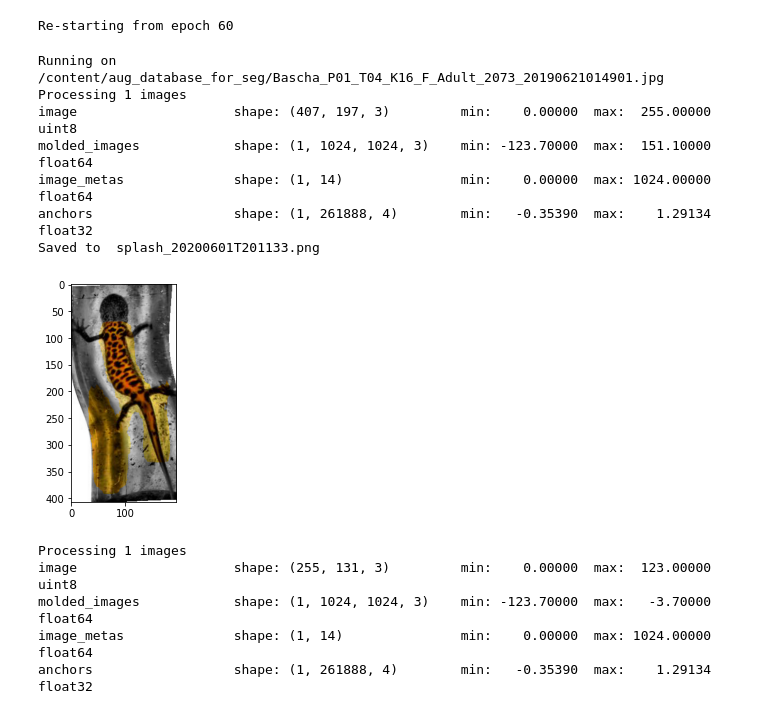
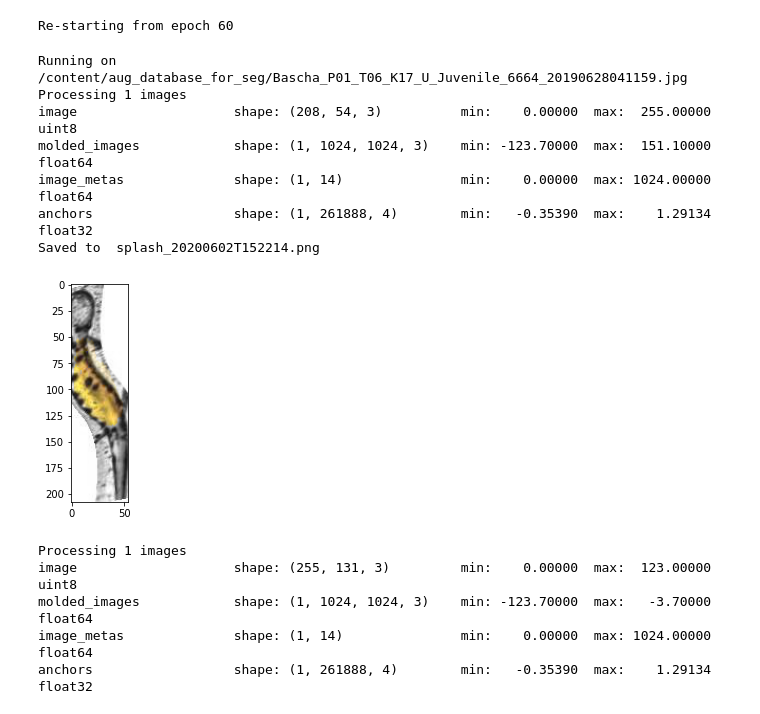
Before and after one commit to GuillaumeMagnette/Stage_Tritons, a Jupyter notebook: Mask_RCNN.ipynb, the cells around one changed output. Saved outputs shown, nothing was run; the diff lists cells and outputs as text; code cells hidden in the pictures.

```diff
--- a/Mask_RCNN.ipynb
+++ b/Mask_RCNN.ipynb
@@ -628,7 +628,7 @@ class InferenceConfig(NewtsConfig):
 
 model = modellib.MaskRCNN(mode="inference", config=config,
                                   model_dir=DEFAULT_LOGS_DIR)
-weights_path = '/content/Mask_RCNN/logs/newt_pattern20200601T1559/mask_rcnn_newt_pattern_0060.h5'
+weights_path = '/content/Mask_RCNN/logs/newt_pattern20200602T1046/mask_rcnn_newt_pattern_0060.h5'
 model.load_weights(weights_path, by_name=True)
 
 config = InferenceConfig()
@@ -705,17 +705,17 @@ def detect_and_color_splash(model, image_path=None, video_path=None):
         vwriter.release()
     print("Saved to ", file_name)
 # %%
-img_path = '/content/aug_database_for_seg/Bascha_P01_T04_K16_F_Adult_2073_20190621014901.jpg'
+img_path = '/content/aug_database_for_seg/Bascha_P01_T06_K17_U_Juvenile_6664_20190628041159.jpg'
 detect_and_color_splash(model, image_path=img_path, video_path=None)
 # %% [output]
-Running on /content/aug_database_for_seg/Bascha_P01_T04_K16_F_Adult_2073_20190621014901.jpg
+Running on /content/aug_database_for_seg/Bascha_P01_T06_K17_U_Juvenile_6664_20190628041159.jpg
 Processing 1 images
-image                    shape: (407, 197, 3)         min:    0.00000  max:  255.00000  uint8
+image                    shape: (208, 54, 3)          min:    0.00000  max:  255.00000  uint8
 molded_images            shape: (1, 1024, 1024, 3)    min: -123.70000  max:  151.10000  float64
 image_metas              shape: (1, 14)               min:    0.00000  max: 1024.00000  float64
 anchors                  shape: (1, 261888, 4)        min:   -0.35390  max:    1.29134  float32
-Saved to  splash_20200601T201133.png
+Saved to  splash_20200602T152214.png
-[figure, old version]
+[figure, new version]
 # %%
 import skimage
 from skimage import measure
```
Also changed, not shown: parts of 7 cells of this notebook.
